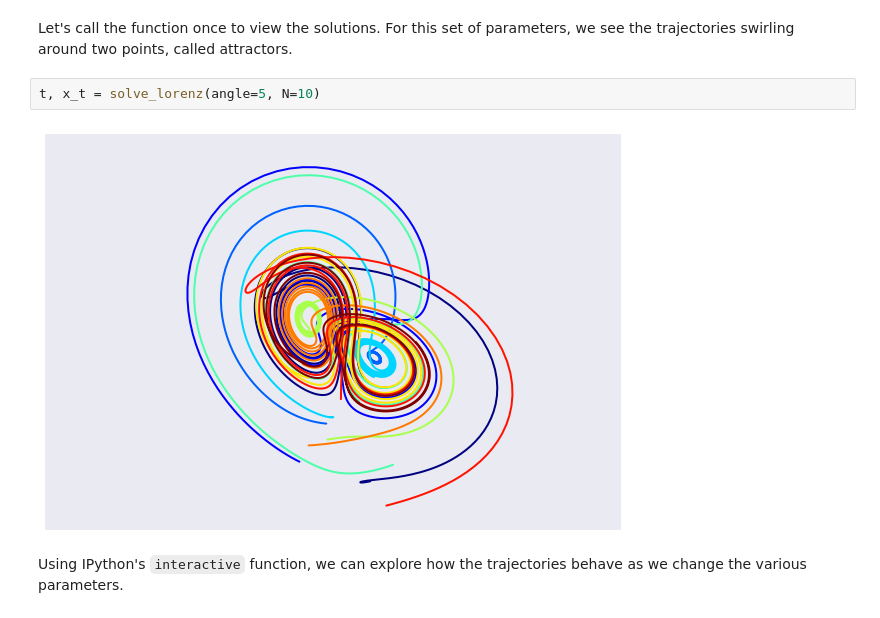
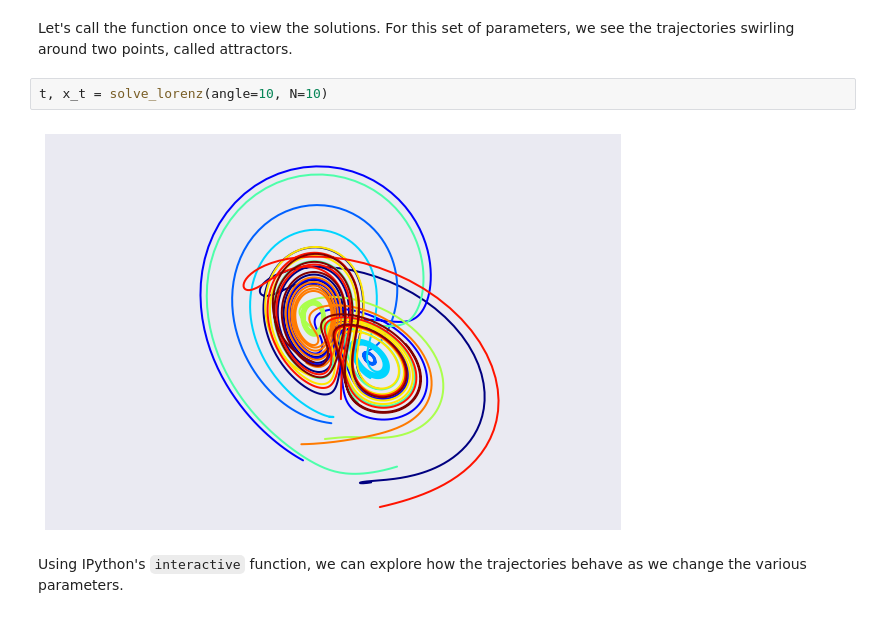
Before and after one commit to Carreau/talks, a Jupyter notebook: plos-11-02-2016/Lorenz Differential Equations.ipynb, the cells around one changed output. Saved outputs shown, nothing was run; the diff lists cells and outputs as text.

```diff
--- a/plos-11-02-2016/Lorenz Differential Equations.ipynb
+++ b/plos-11-02-2016/Lorenz Differential Equations.ipynb
@@ -78,9 +78,9 @@ def solve_lorenz(N=10, angle=0.0, max_time=4.0, σ=10.0, β=8./3, ρ=28.0, ret=T
 # %% [markdown]
 Let's call the function once to view the solutions. For this set of parameters, we see the trajectories swirling around two points, called attractors.
 # %%
-t, x_t = solve_lorenz(angle=5, N=10)
+t, x_t = solve_lorenz(angle=10, N=10)
 # %% [output]
-[figure, old version]
+[figure, new version]
 # %% [markdown]
 Using IPython's `interactive` function, we can explore how the trajectories behave as we change the various parameters.
 # %%
```
Also changed, not shown: parts of 5 cells of this notebook, 8 other files.
